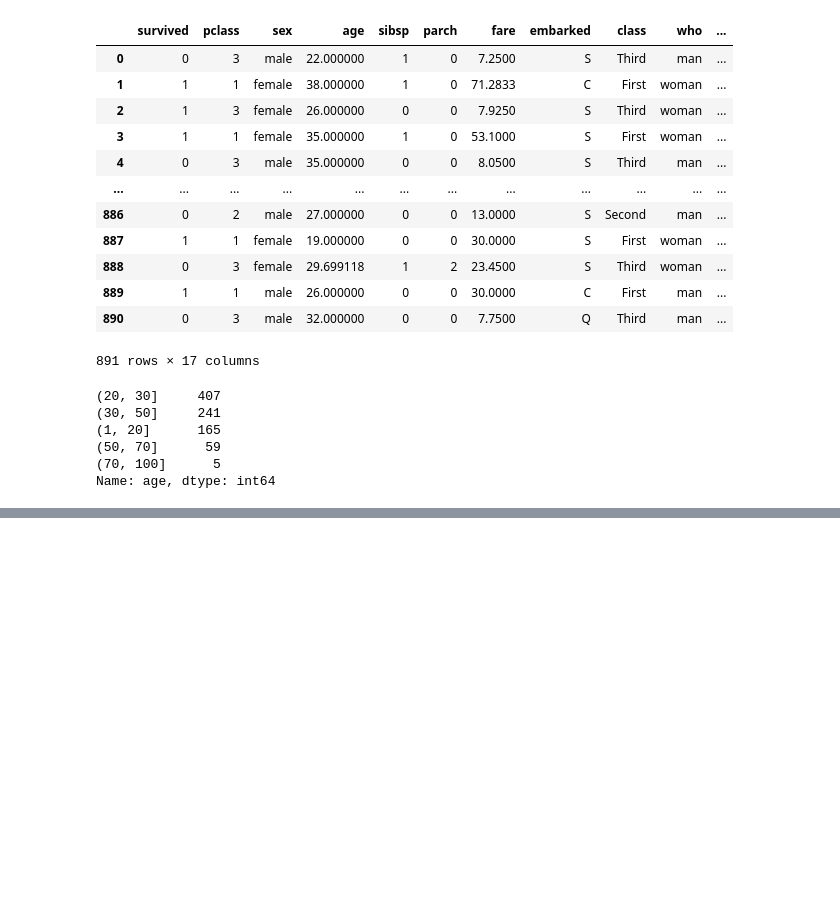
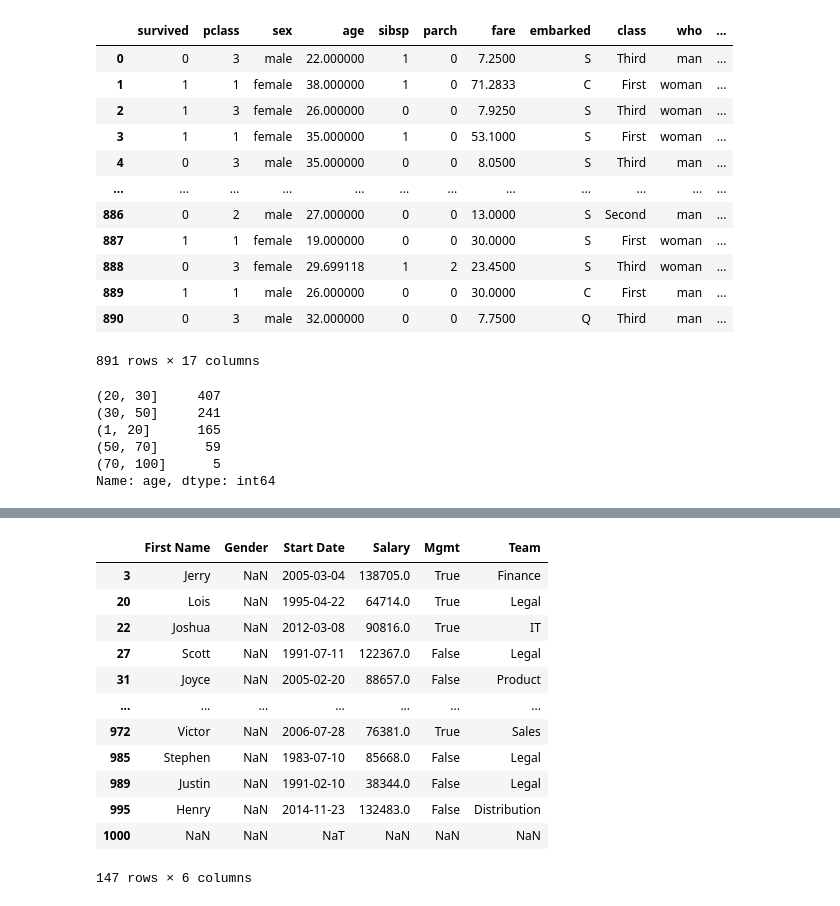
Before and after one commit to yerimkang/pythonbasic, a Jupyter notebook: 15pandas_DF.ipynb, the cells around one changed output, grey strips where cells are left out. Cells and saved outputs as stored; diff of their text form; code cells hidden in the pictures; blank space fills up the shorter version.

```diff
--- a/15pandas_DF.ipynb
+++ b/15pandas_DF.ipynb
@@ -136,0 +296,16 @@ ww
+# %%
+employees.loc[employees.Gender.isnull()]
+# %% [output]
+|  | First Name | Gender | Start Date | Salary | Mgmt | Team |
+| 3 | Jerry | NaN | 2005-03-04 | 138705.0 | True | Finance |
+| 20 | Lois | NaN | 1995-04-22 | 64714.0 | True | Legal |
+| 22 | Joshua | NaN | 2012-03-08 | 90816.0 | True | IT |
+| 27 | Scott | NaN | 1991-07-11 | 122367.0 | False | Legal |
+| 31 | Joyce | NaN | 2005-02-20 | 88657.0 | False | Product |
+| ... | ... | ... | ... | ... | ... | ... |
+| 972 | Victor | NaN | 2006-07-28 | 76381.0 | True | Sales |
+| 985 | Stephen | NaN | 1983-07-10 | 85668.0 | False | Legal |
+| 989 | Justin | NaN | 1991-02-10 | 38344.0 | False | Legal |
+| 995 | Henry | NaN | 2014-11-23 | 132483.0 | False | Distribution |
+| 1000 | NaN | NaN | NaT | NaN | NaN | NaN |
+147 rows × 6 columns
```
Also changed, not shown: parts of 87 cells of this notebook, 1 other file.
